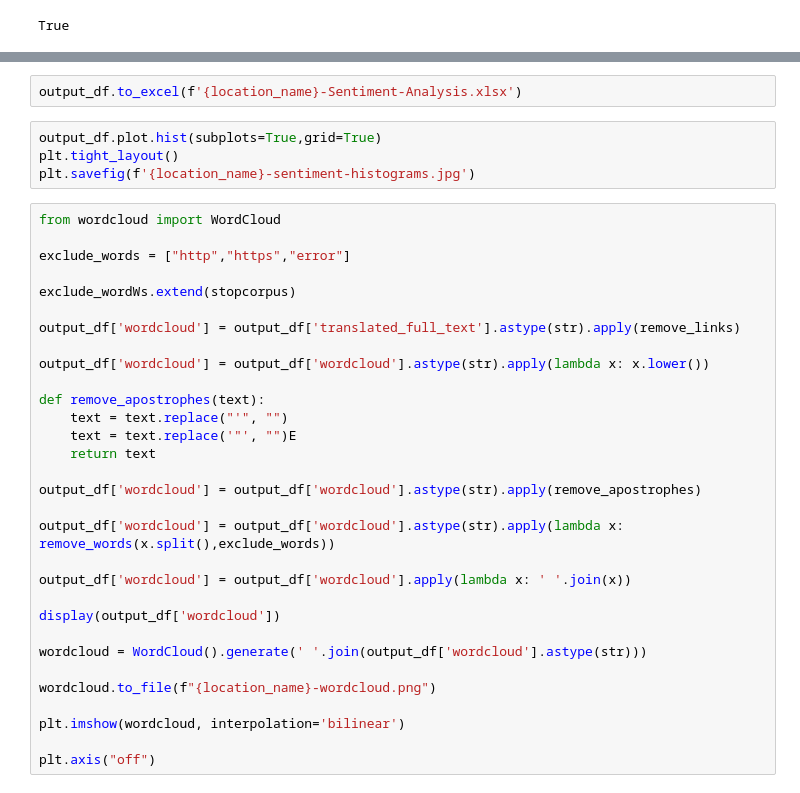
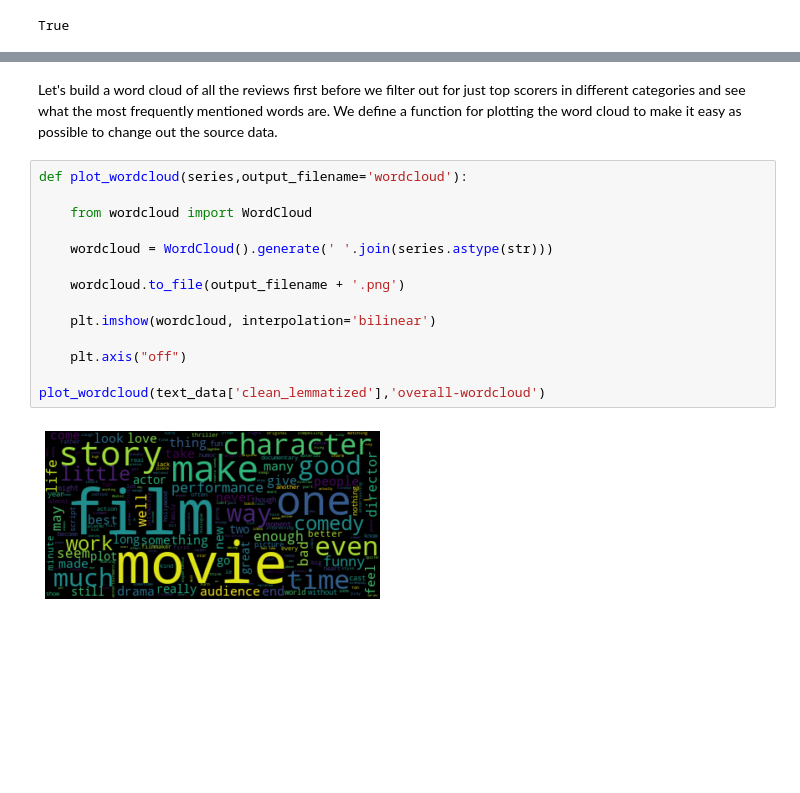
Before and after one commit to JackMcKew/jackmckew.dev, a Jupyter notebook: drafts/2020/sentiment-analysis-nltk/notebooks/Sentiment-Analysis.ipynb, the cells around one changed output, grey strips where cells are left out. Drawn from its saved outputs; the diff is of its cells as text; blank space fills up the shorter version.

```diff
--- a/drafts/2020/sentiment-analysis-nltk/notebooks/Sentiment-Analysis.ipynb
+++ b/drafts/2020/sentiment-analysis-nltk/notebooks/Sentiment-Analysis.ipynb
@@ -102,37 +202,18 @@ display(output_df.head(5))
-# %%
-output_df.to_excel(f'{location_name}-Sentiment-Analysis.xlsx')
-# %%
-output_df.plot.hist(subplots=True,grid=True)
-plt.tight_layout()
-plt.savefig(f'{location_name}-sentiment-histograms.jpg')
-# %%
-from wordcloud import WordCloud
-
-exclude_words = ["http","https","error"]
-
-exclude_wordWs.extend(stopcorpus)
-
-output_df['wordcloud'] = output_df['translated_full_text'].astype(str).apply(remove_links)
-
-output_df['wordcloud'] = output_df['wordcloud'].astype(str).apply(lambda x: x.lower())
-
-def remove_apostrophes(text):
-    text = text.replace("'", "")
-    text = text.replace('"', "")E
-    return text
-
-output_df['wordcloud'] = output_df['wordcloud'].astype(str).apply(remove_apostrophes)
-
-output_df['wordcloud'] = output_df['wordcloud'].astype(str).apply(lambda x: remove_words(x.split(),exclude_words))
-
-output_df['wordcloud'] = output_df['wordcloud'].apply(lambda x: ' '.join(x))
-
-display(output_df['wordcloud'])
-
-wordcloud = WordCloud().generate(' '.join(output_df['wordcloud'].astype(str)))
-
-wordcloud.to_file(f"{location_name}-wordcloud.png")
-
-plt.imshow(wordcloud, interpolation='bilinear')
-
-plt.axis("off")
+# %% [markdown]
+Let's build a word cloud of all the reviews first before we filter out for just top scorers in different categories and see what the most frequently mentioned words are. We define a function for plotting the word cloud to make it easy as possible to change out the source data.
+# %%
+def plot_wordcloud(series,output_filename='wordcloud'):
+
+    from wordcloud import WordCloud
+
+    wordcloud = WordCloud().generate(' '.join(series.astype(str)))
+
+    wordcloud.to_file(output_filename + '.png')
+
+    plt.imshow(wordcloud, interpolation='bilinear')
+
+    plt.axis("off")
+
+plot_wordcloud(text_data['clean_lemmatized'],'overall-wordcloud')
+# %% [output]
+[figure, added]
```
Also changed, not shown: parts of 31 cells of this notebook, 8 other files.
